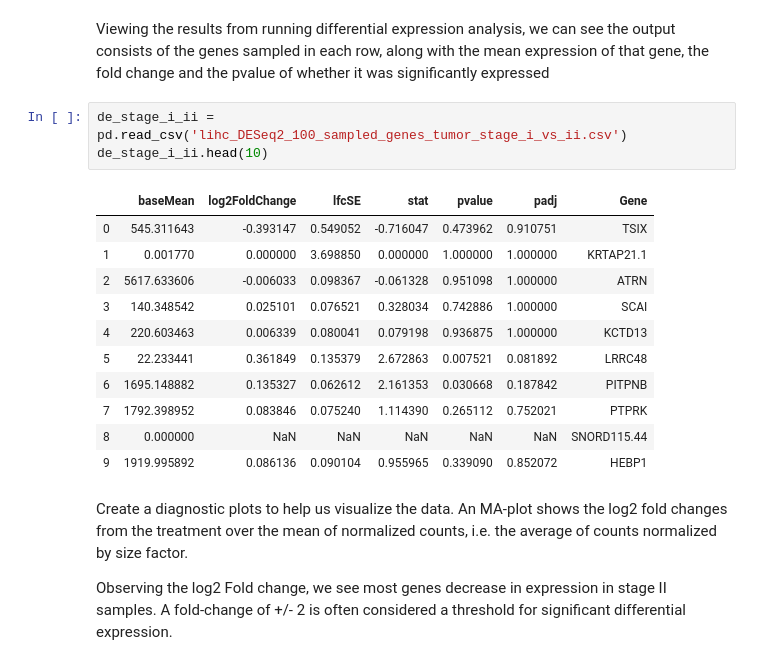
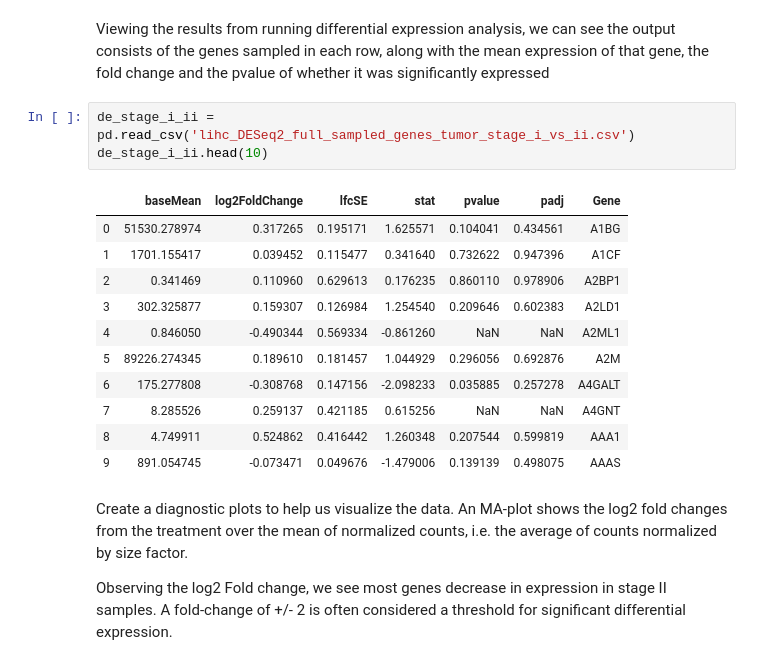
Before and after one commit to sohilsshah91/hacknights, a Jupyter notebook: tcga-series/post/post1_mwe_introduction.ipynb, the cells around one changed output. Cells and saved outputs as stored; diff of their text form.

```diff
--- a/tcga-series/post/post1_mwe_introduction.ipynb
+++ b/tcga-series/post/post1_mwe_introduction.ipynb
@@ -380,20 +414,20 @@ Use the output of this file to plot and identify differentially-expressed genes.
 # %% [markdown]
 Viewing the results from running differential expression analysis, we can see the output consists of the genes sampled in each row, along with the mean expression of that gene, the fold change and the pvalue of whether it was significantly expressed
 # %%
-de_stage_i_ii = pd.read_csv('lihc_DESeq2_100_sampled_genes_tumor_stage_i_vs_ii.csv')
+de_stage_i_ii = pd.read_csv('lihc_DESeq2_full_sampled_genes_tumor_stage_i_vs_ii.csv')
 de_stage_i_ii.head(10)
 # %% [output]
 |  | baseMean | log2FoldChange | lfcSE | stat | pvalue | padj | Gene |
-| 0 | 545.311643 | -0.393147 | 0.549052 | -0.716047 | 0.473962 | 0.910751 | TSIX |
-| 1 | 0.001770 | 0.000000 | 3.698850 | 0.000000 | 1.000000 | 1.000000 | KRTAP21.1 |
-| 2 | 5617.633606 | -0.006033 | 0.098367 | -0.061328 | 0.951098 | 1.000000 | ATRN |
-| 3 | 140.348542 | 0.025101 | 0.076521 | 0.328034 | 0.742886 | 1.000000 | SCAI |
-| 4 | 220.603463 | 0.006339 | 0.080041 | 0.079198 | 0.936875 | 1.000000 | KCTD13 |
-| 5 | 22.233441 | 0.361849 | 0.135379 | 2.672863 | 0.007521 | 0.081892 | LRRC48 |
-| 6 | 1695.148882 | 0.135327 | 0.062612 | 2.161353 | 0.030668 | 0.187842 | PITPNB |
-| 7 | 1792.398952 | 0.083846 | 0.075240 | 1.114390 | 0.265112 | 0.752021 | PTPRK |
-| 8 | 0.000000 | NaN | NaN | NaN | NaN | NaN | SNORD115.44 |
-| 9 | 1919.995892 | 0.086136 | 0.090104 | 0.955965 | 0.339090 | 0.852072 | HEBP1 |
+| 0 | 51530.278974 | 0.317265 | 0.195171 | 1.625571 | 0.104041 | 0.434561 | A1BG |
+| 1 | 1701.155417 | 0.039452 | 0.115477 | 0.341640 | 0.732622 | 0.947396 | A1CF |
+| 2 | 0.341469 | 0.110960 | 0.629613 | 0.176235 | 0.860110 | 0.978906 | A2BP1 |
+| 3 | 302.325877 | 0.159307 | 0.126984 | 1.254540 | 0.209646 | 0.602383 | A2LD1 |
+| 4 | 0.846050 | -0.490344 | 0.569334 | -0.861260 | NaN | NaN | A2ML1 |
+| 5 | 89226.274345 | 0.189610 | 0.181457 | 1.044929 | 0.296056 | 0.692876 | A2M |
+| 6 | 175.277808 | -0.308768 | 0.147156 | -2.098233 | 0.035885 | 0.257278 | A4GALT |
+| 7 | 8.285526 | 0.259137 | 0.421185 | 0.615256 | NaN | NaN | A4GNT |
+| 8 | 4.749911 | 0.524862 | 0.416442 | 1.260348 | 0.207544 | 0.599819 | AAA1 |
+| 9 | 891.054745 | -0.073471 | 0.049676 | -1.479006 | 0.139139 | 0.498075 | AAAS |
 # %% [markdown]
 Create a diagnostic plots to help us visualize the data. An MA-plot shows the log2 fold changes from the treatment over the mean of normalized counts, i.e. the average of counts normalized by size factor.
 
```
Also changed, not shown: parts of 12 cells of this notebook.
